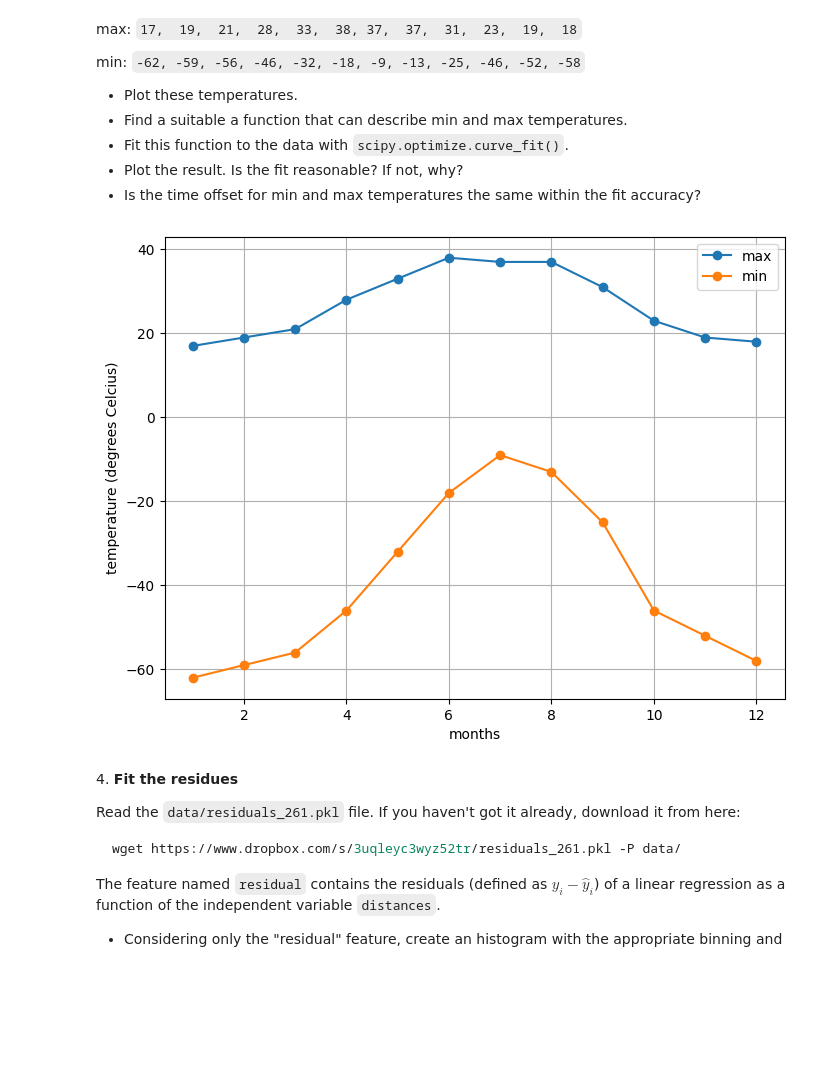
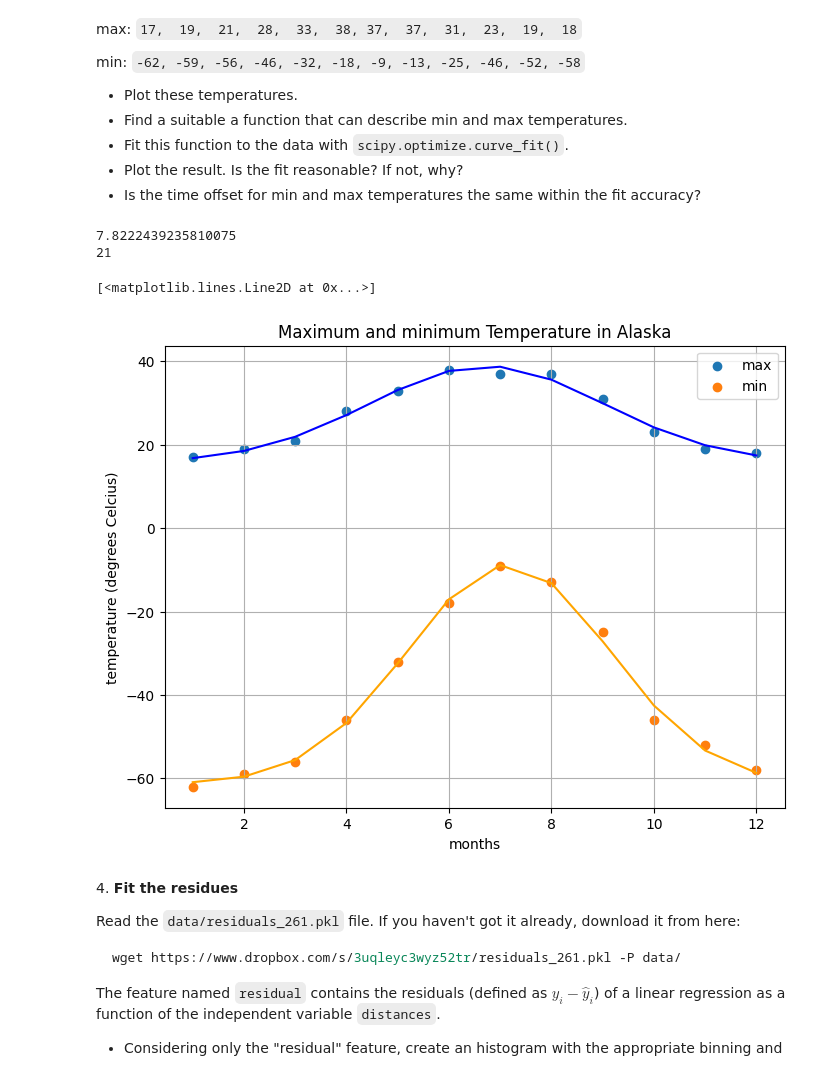
Before and after one commit to anaisbattut/ScientificComputingWithPython2022, a Jupyter notebook: 10ex_tests.ipynb, the cells around one changed output. Drawn from its saved outputs; the diff is of its cells as text; code cells hidden in the pictures; blank space fills up the shorter version.

```diff
--- a/10ex_tests.ipynb
+++ b/10ex_tests.ipynb
@@ -91,26 +111,55 @@ min: `-62, -59, -56, -46, -32, -18, -9, -13, -25, -46, -52, -58`
 * Is the time offset for min and max temperatures the same within the fit accuracy?
 # %%
 from scipy import optimize
+from scipy import stats
 
 maxtemp = np.array([17,  19,  21,  28,  33,  38, 37,  37,  31,  23,  19,  18])
 mintemp = np.array([-62, -59, -56, -46, -32, -18, -9, -13, -25, -46, -52, -58])
 
 #1 to 12 for each month
 x = np.linspace(1, 12, 12)
 
 fig = plt.figure(figsize=(8, 6))
-plt.plot(x, maxtemp, '-o', label="max")
-plt.plot(x, mintemp, '-o', label="min")
+plt.scatter(x, maxtemp,label="max")
+plt.scatter(x, mintemp,label="min")
+plt.title('Maximum and minimum Temperature in Alaska')
 plt.xlabel('months')
 plt.ylabel('temperature (degrees Celcius)')
 plt.legend(loc='best')
 plt.grid()
 
-#we can see that the min and max temperatures can be describe as a quadratic function => ax2+bx+c
-def func(x, a, b, c):
-    return a*x**2+b*x+c
+#we can see that the min and max temperatures can be describe as a gaussian function
+#The gaussian function
+def func(x, a, offset,x0, sigma ):
+    return offset + a*stats.norm.pdf(x, x0, sigma)
+
+#Sigma of the maxtemp and mintemp
+sigma_maxtemp = np.sqrt(np.var(maxtemp))
+print(sigma_maxtemp)
+sigma_mintemp = np.sqrt(np.var(mintemp))
+
+#Amplitude
+ampl_maxtemp = abs(maxtemp.max() - maxtemp.min())
+print(ampl_maxtemp)
+ampl_mintemp = abs(mintemp.max() - mintemp.min())
+
+#Fit the gaussian function to the data
+popt_max, pcov_max = optimize.curve_fit(func, x , maxtemp, p0=[ampl_maxtemp, maxtemp.min(), np.mean(x), sigma_maxtemp], full_output=False)
+popt_min, pcov_min = optimize.curve_fit(func, x , mintemp, p0=[ampl_mintemp, mintemp.min(), np.mean(x), sigma_mintemp], full_output=False)
+
+
+#Display the fit
+plt.plot(x, func(x, popt_max[0], popt_max[1], popt_max[2], popt_max[3]), color='blue', label='fitted function')
+plt.plot(x, func(x, popt_min[0], popt_min[1], popt_min[2], popt_min[3]), color='orange', label='fitted function')
+
+#the fit is reasonable because we can see that the fit follow the scatter plot
+#the Offset is equal to the minimum value of the data so we start at the good starting
+#point and not at 0
 # %% [output]
+7.8222439235810075
+21
+[<matplotlib.lines.Line2D at 0x...>]
-[figure, old version]
+[figure, new version]
 # %% [markdown]
 4\. **Fit the residues**
 
```
Also changed, not shown: parts of 5 cells of this notebook, 2 other files.
